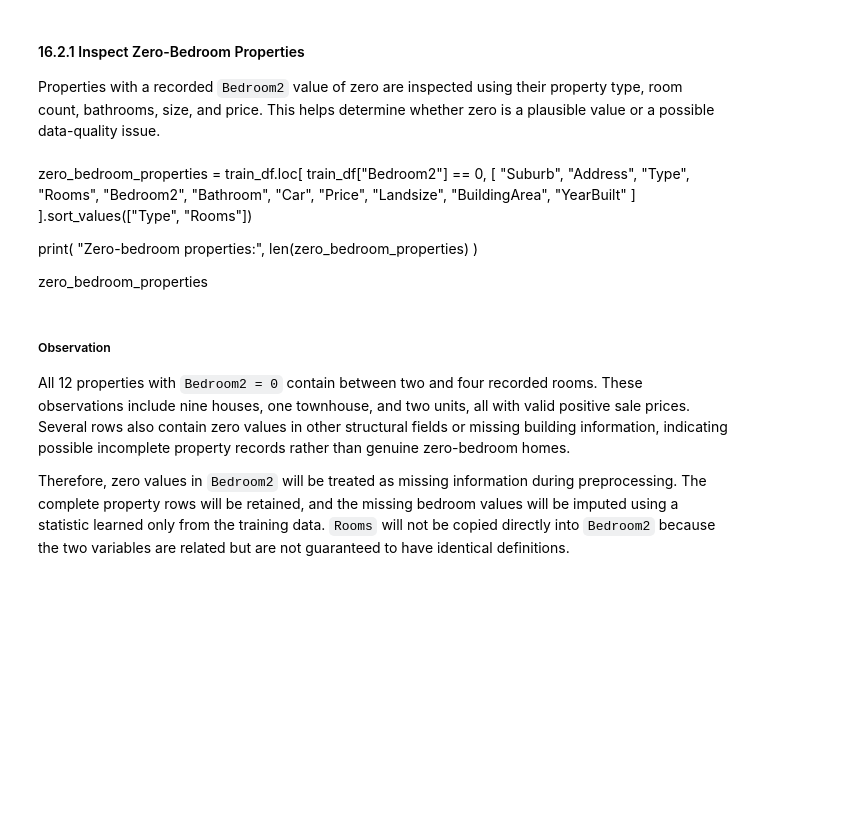
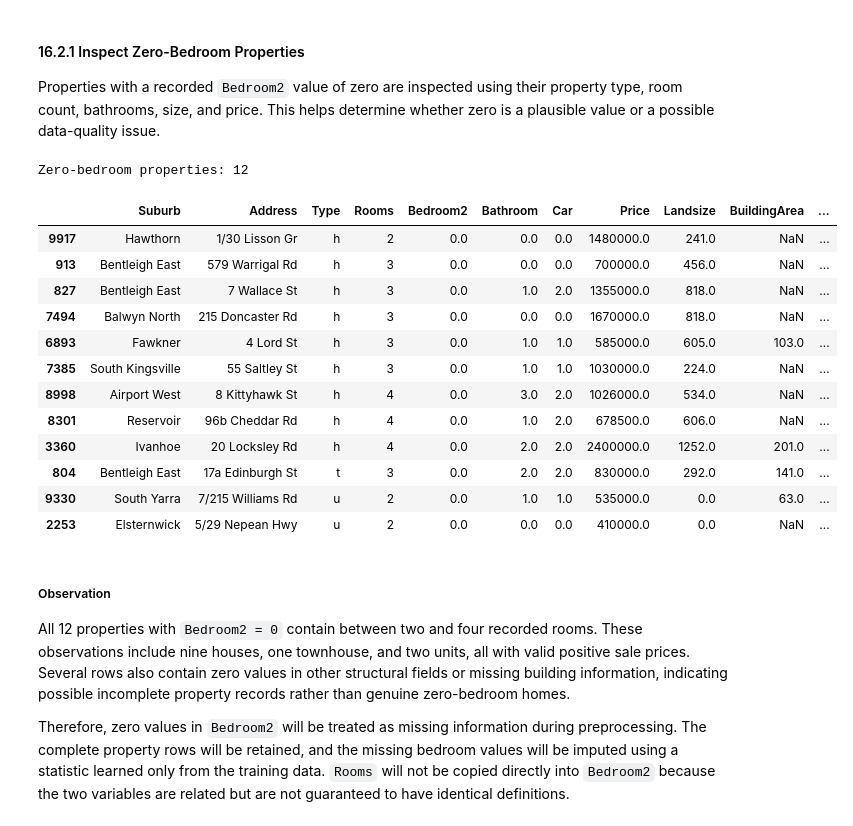
Before and after one commit to WaqasGurmani/house-price-linear-models, a Jupyter notebook: notebooks/02_eda_and_data_quality.ipynb, the cells around one changed output. Cells and saved outputs as stored; diff of their text form; code cells hidden in the pictures; blank space fills up the shorter version.

```diff
--- a/notebooks/02_eda_and_data_quality.ipynb
+++ b/notebooks/02_eda_and_data_quality.ipynb
@@ -764,23 +764,38 @@ Missing Bedroom2 values: 0
 #### 16.2.1 Inspect Zero-Bedroom Properties
 
 Properties with a recorded `Bedroom2` value of zero are inspected using their property type, room count, bathrooms, size, and price. This helps determine whether zero is a plausible value or a possible data-quality issue.
-# %% [markdown]
-zero_bedroom_properties = train_df.loc[
-    train_df["Bedroom2"] == 0,
-    [
-        "Suburb", "Address", "Type",
-        "Rooms", "Bedroom2", "Bathroom",
-        "Car", "Price", "Landsize",
-        "BuildingArea", "YearBuilt"
-    ]
-].sort_values(["Type", "Rooms"])
-
-print(
-    "Zero-bedroom properties:",
-    len(zero_bedroom_properties)
-)
-
-zero_bedroom_properties
+# %%
+zero_bedroom_properties = train_df.loc[
+    train_df["Bedroom2"] == 0,
+    [
+        "Suburb", "Address", "Type",
+        "Rooms", "Bedroom2", "Bathroom",
+        "Car", "Price", "Landsize",
+        "BuildingArea", "YearBuilt"
+    ]
+].sort_values(["Type", "Rooms"])
+
+print(
+    "Zero-bedroom properties:",
+    len(zero_bedroom_properties)
+)
+
+zero_bedroom_properties
+# %% [output]
+Zero-bedroom properties: 12
+|  | Suburb | Address | Type | Rooms | Bedroom2 | Bathroom | Car | Price | Landsize | BuildingArea | ... |
+| 9917 | Hawthorn | 1/30 Lisson Gr | h | 2 | 0.0 | 0.0 | 0.0 | 1480000.0 | 241.0 | NaN | ... |
+| 913 | Bentleigh East | 579 Warrigal Rd | h | 3 | 0.0 | 0.0 | 0.0 | 700000.0 | 456.0 | NaN | ... |
+| 827 | Bentleigh East | 7 Wallace St | h | 3 | 0.0 | 1.0 | 2.0 | 1355000.0 | 818.0 | NaN | ... |
+| 7494 | Balwyn North | 215 Doncaster Rd | h | 3 | 0.0 | 0.0 | 0.0 | 1670000.0 | 818.0 | NaN | ... |
+| 6893 | Fawkner | 4 Lord St | h | 3 | 0.0 | 1.0 | 1.0 | 585000.0 | 605.0 | 103.0 | ... |
+| 7385 | South Kingsville | 55 Saltley St | h | 3 | 0.0 | 1.0 | 1.0 | 1030000.0 | 224.0 | NaN | ... |
+| 8998 | Airport West | 8 Kittyhawk St | h | 4 | 0.0 | 3.0 | 2.0 | 1026000.0 | 534.0 | NaN | ... |
+| 8301 | Reservoir | 96b Cheddar Rd | h | 4 | 0.0 | 1.0 | 2.0 | 678500.0 | 606.0 | NaN | ... |
+| 3360 | Ivanhoe | 20 Locksley Rd | h | 4 | 0.0 | 2.0 | 2.0 | 2400000.0 | 1252.0 | 201.0 | ... |
+| 804 | Bentleigh East | 17a Edinburgh St | t | 3 | 0.0 | 2.0 | 2.0 | 830000.0 | 292.0 | 141.0 | ... |
+| 9330 | South Yarra | 7/215 Williams Rd | u | 2 | 0.0 | 1.0 | 1.0 | 535000.0 | 0.0 | 63.0 | ... |
+| 2253 | Elsternwick | 5/29 Nepean Hwy | u | 2 | 0.0 | 0.0 | 0.0 | 410000.0 | 0.0 | NaN | ... |
 # %% [markdown]
 ##### Observation
 
```
Also changed, not shown: parts of 38 cells of this notebook, 11 other files.
